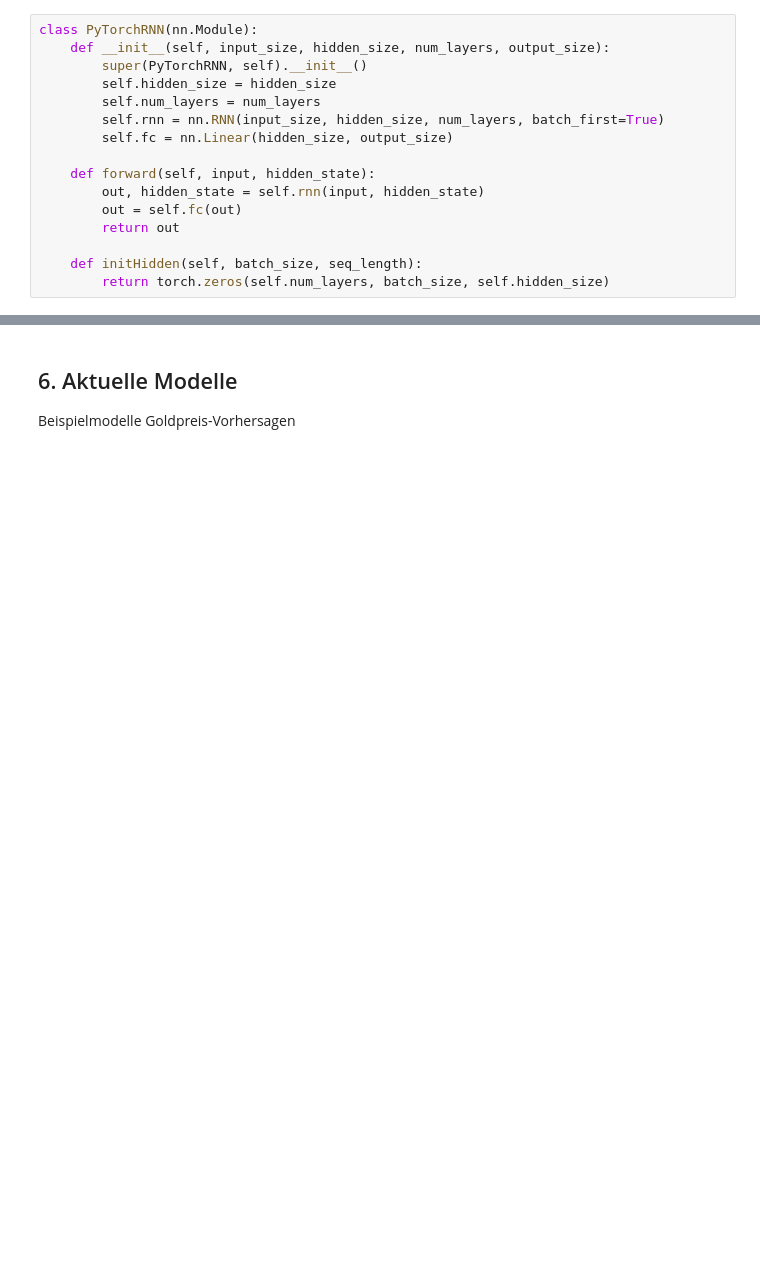
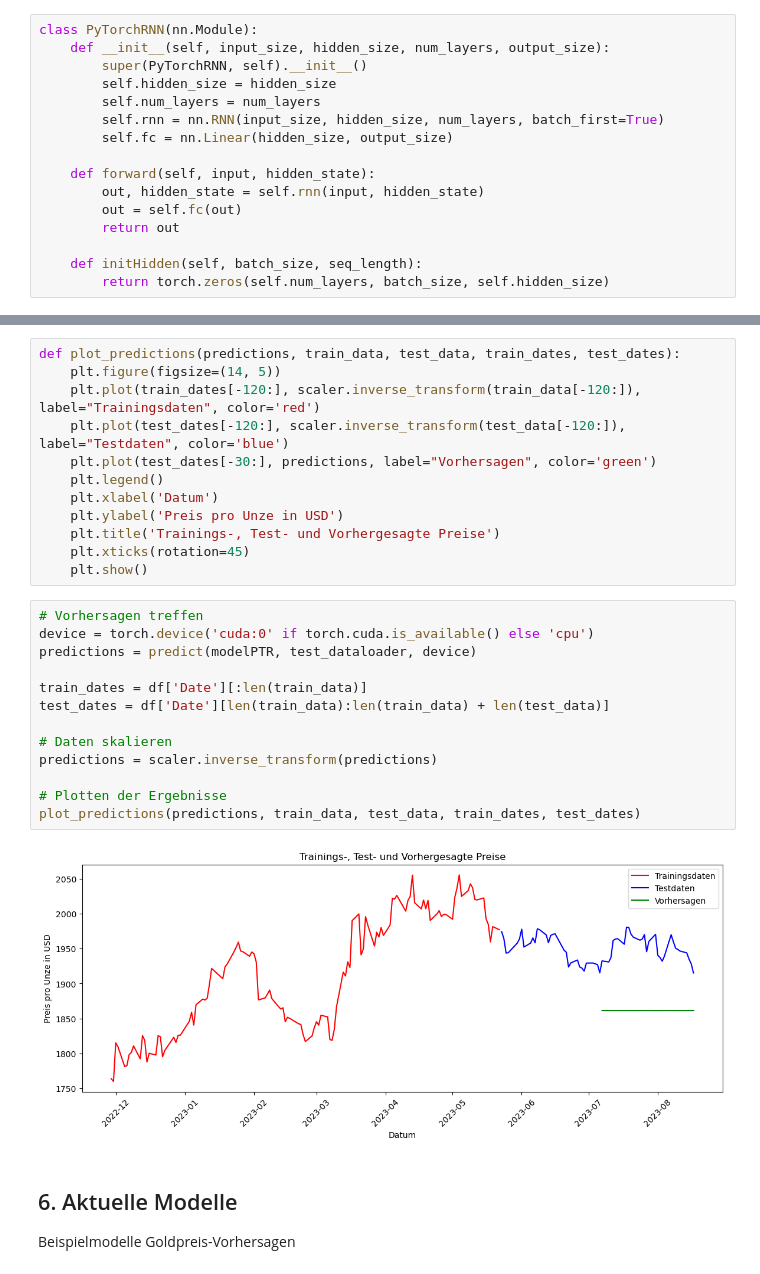
Before and after one commit to TTomczek/DL-Time-Series-Forecasting-With-RNNs, a Jupyter notebook: ausarbeitung.ipynb, the cells around one changed output, grey strips where cells are left out. Cells and saved outputs as stored; diff of their text form; blank space fills up the shorter version.

```diff
--- a/ausarbeitung.ipynb
+++ b/ausarbeitung.ipynb
@@ -592,3 +608,30 @@ TypeError: can't convert cuda:0 device type tensor to numpy. Use Tensor.cpu() to
+# %%
+def plot_predictions(predictions, train_data, test_data, train_dates, test_dates):
+    plt.figure(figsize=(14, 5))
+    plt.plot(train_dates[-120:], scaler.inverse_transform(train_data[-120:]), label="Trainingsdaten", color='red')
+    plt.plot(test_dates[-120:], scaler.inverse_transform(test_data[-120:]), label="Testdaten", color='blue')
+    plt.plot(test_dates[-30:], predictions, label="Vorhersagen", color='green')
+    plt.legend()
+    plt.xlabel('Datum')
+    plt.ylabel('Preis pro Unze in USD')
+    plt.title('Trainings-, Test- und Vorhergesagte Preise')
+    plt.xticks(rotation=45)
+    plt.show()
+# %%
+# Vorhersagen treffen
+device = torch.device('cuda:0' if torch.cuda.is_available() else 'cpu')
+predictions = predict(modelPTR, test_dataloader, device)
+
+train_dates = df['Date'][:len(train_data)]
+test_dates = df['Date'][len(train_data):len(train_data) + len(test_data)]
+
+# Daten skalieren
+predictions = scaler.inverse_transform(predictions)
+
+# Plotten der Ergebnisse
+plot_predictions(predictions, train_data, test_data, train_dates, test_dates)
+# %% [output]
+[figure, added]
 # %% [markdown]
 ## 6. Aktuelle Modelle
 Beispielmodelle Goldpreis-Vorhersagen
```
Also changed, not shown: parts of 16 cells of this notebook.
